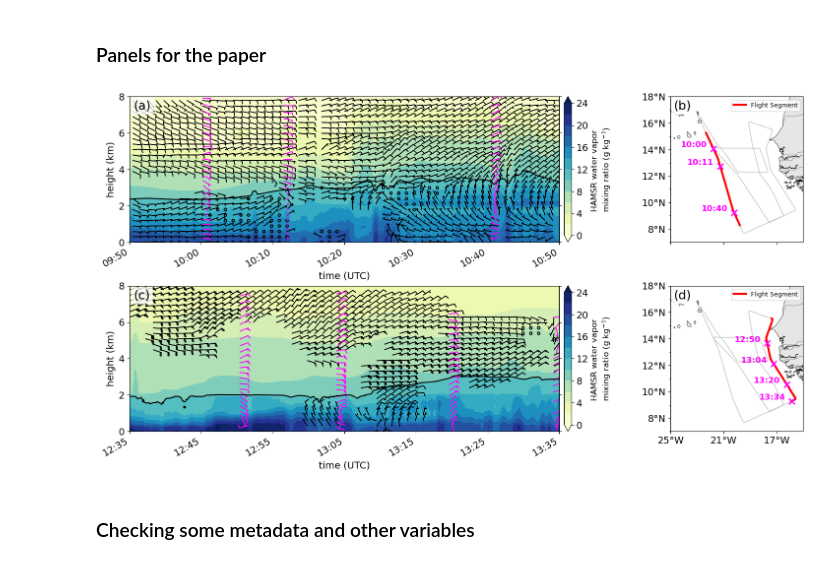
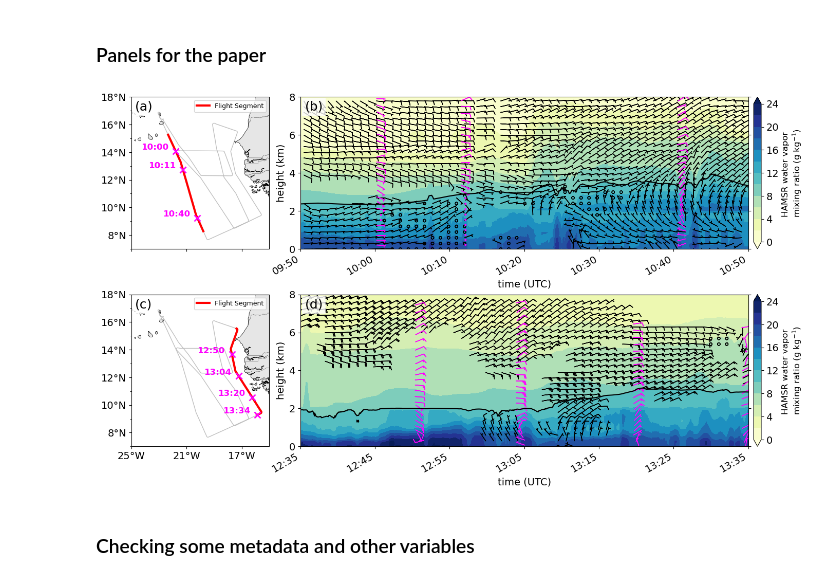
Before and after one commit to rosimarwx/nasa-cpex-cv, a Jupyter notebook: exploring_HAMSR_data.ipynb, the cells around one changed output. Cells and saved outputs as stored; diff of their text form; code cells hidden in the pictures.

Commit message:
Updating functions that plot HAMSR and APR3 after adding a map showing the segment of each curtain plot.

```diff
--- a/exploring_HAMSR_data.ipynb
+++ b/exploring_HAMSR_data.ipynb
@@ -407,24 +407,6 @@ dfNav["time_datetime"] = dfNav["Time_Start"].apply(seconds_to_datetime)
 
 
 # --- REUSABLE PLOTTING FUNCTIONS ---
-
-# def plot_hamsr_panel(ax, start, end):
-#     """Plots the HAMSR instrument data (Curtain plot placeholder)"""
-#     # Simulate data for the specific time window
-#     t = pd.date_range(start=start, end=end, freq='1min')
-#     h = np.linspace(0, 10, 50) # Height km
-#     T, H = np.meshgrid(t, h)
-#     # Create a varying pattern based on time to make panels look different
-#     Z = np.sin(np.arange(len(t)) * 0.1)[None, :] * np.cos(h * 0.5)[:, None]
-
-#     pcm = ax.pcolormesh(T, H, Z, cmap='jet', shading='auto')
-#     ax.set_title(f"HAMSR Data: {start.strftime('%H:%M')} - {end.strftime('%H:%M')}", fontsize=12, loc='left')
-#     ax.set_ylabel("Altitude (km)")
-#     ax.set_xlabel("Time (UTC)")
-#     plt.colorbar(pcm, ax=ax, label="Brightness Temp (K)", pad=0.01)
-
-#     # Ensure x-axis limits match the analysis window
-#     ax.set_xlim(start, end)
 
 def plot_hamsr_panel(ax, start_time, end_time):
 
@@ -610,53 +592,53 @@ end_time = datetime.datetime.strptime(end_time0, '%Y%m%d,%H%M%S')
 
 # --- LEFT PANEL: HAMSR (Spans 3 Columns) ---
 # This makes the HAMSR plot much wider (75% of width)
-ax_h = fig.add_subplot(gs[0, 0:3])
+ax_h = fig.add_subplot(gs[0, 1:])
 plot_hamsr_panel(ax_h, start_time, end_time)
 # add panel label
-ax_h.text(0.01, 0.975, '(a)', transform=ax_h.transAxes,
+ax_h.text(0.01, 0.975, '(b)', transform=ax_h.transAxes,
               fontsize=18, va='top', bbox=dict(facecolor='white', alpha=0.8, edgecolor='none'))
 
 # --- RIGHT PANEL: MAP (Spans 1 Column) ---
 # This makes the Map container narrower (25% of width)
 # This matches the "Tall and Narrow" shape of your map better, removing the side-padding
-ax_m = fig.add_subplot(gs[0, 3], projection=ccrs.PlateCarree(central_longitude=0))
+ax_m = fig.add_subplot(gs[0, 0], projection=ccrs.PlateCarree(central_longitude=0))
 plot_map_panel(ax_m, dfNav, start_time, end_time)
 # add panel label
-ax_m.text(0.025, 0.975, '(b)', transform=ax_m.transAxes,
+ax_m.text(0.025, 0.975, '(a)', transform=ax_m.transAxes,
               fontsize=18, va='top', bbox=dict(facecolor='white', alpha=0.8, edgecolor='none'))
 
 # --- second time ---
 start_time0 = '20220914,123500'  #start date,time for the HAMSR plot
 end_time0 = '20220914,133500'    #end date,time for the HAMSR plot
 start_time = datetime.datetime.strptime(start_time0, '%Y%m%d,%H%M%S')
 end_time = datetime.datetime.strptime(end_time0, '%Y%m%d,%H%M%S')
 
 # --- LEFT PANEL: HAMSR (Spans 3 Columns) ---
 # This makes the HAMSR plot much wider (75% of width)
-ax_h = fig.add_subplot(gs[1, 0:3])
+ax_h = fig.add_subplot(gs[1, 1:])
 plot_hamsr_panel(ax_h, start_time, end_time)
 # add panel label
-ax_h.text(0.01, 0.975, '(c)', transform=ax_h.transAxes,
+ax_h.text(0.01, 0.975, '(d)', transform=ax_h.transAxes,
               fontsize=18, va='top', bbox=dict(facecolor='white', alpha=0.8, edgecolor='none'))
 
 # --- RIGHT PANEL: MAP (Spans 1 Column) ---
 # This makes the Map container narrower (25% of width)
 # This matches the "Tall and Narrow" shape of your map better, removing the side-padding
-ax_m = fig.add_subplot(gs[1, 3], projection=ccrs.PlateCarree(central_longitude=0))
+ax_m = fig.add_subplot(gs[1, 0], projection=ccrs.PlateCarree(central_longitude=0))
 plot_map_panel(ax_m, dfNav, start_time, end_time)
-ax_m.text(0.025, 0.975, '(d)', transform=ax_m.transAxes,
+ax_m.text(0.025, 0.975, '(c)', transform=ax_m.transAxes,
               fontsize=18, va='top', bbox=dict(facecolor='white', alpha=0.8, edgecolor='none'))
 
 # =============================================================================
 # SAVE & SHOW
 # =============================================================================
 # Generate a filename based on the first window start
-timestamp = windows[0][0].strftime("%Y%m%d")
+timestamp = start_time.strftime("%Y%m%d")
 fOut = f"./Figures/combined_HAMSR+drops+DAWN_maps_multi_panel_{timestamp}.jpeg"
 plt.savefig(fOut, bbox_inches="tight", dpi=150)
 plt.show()
 # %% [output]
-[figure, old version]
+[figure, new version]
 # %% [markdown]
 ### Checking some metadata and other variables
 # %%
```
Also changed, not shown: parts of 5 cells of this notebook, 1 other file.
